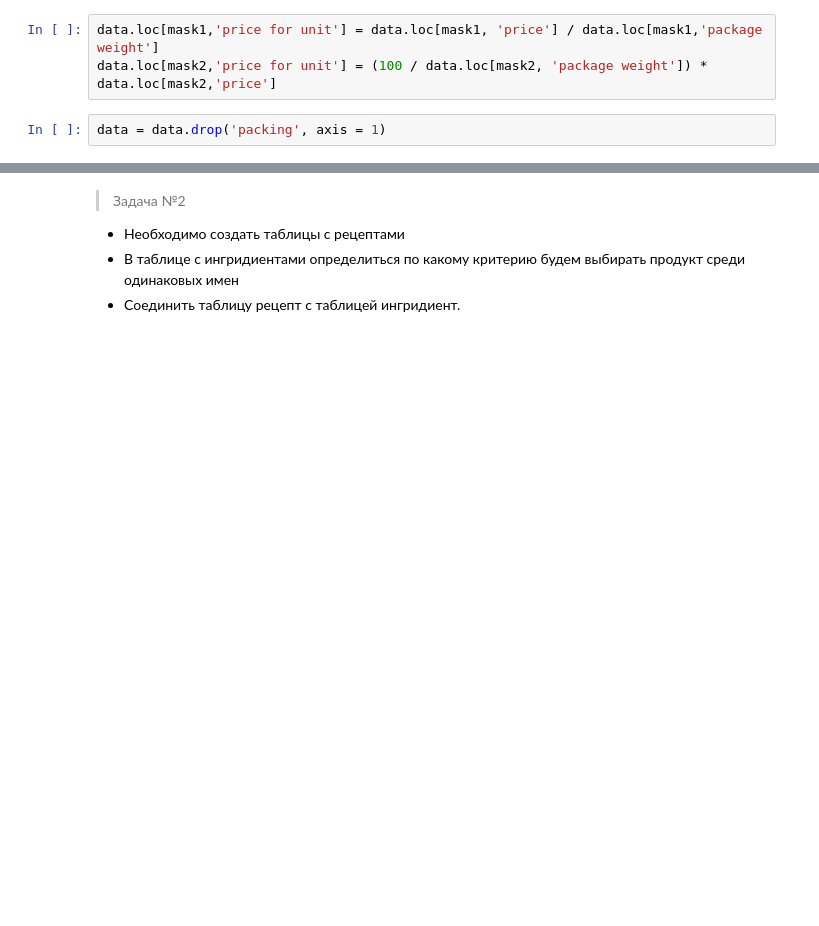
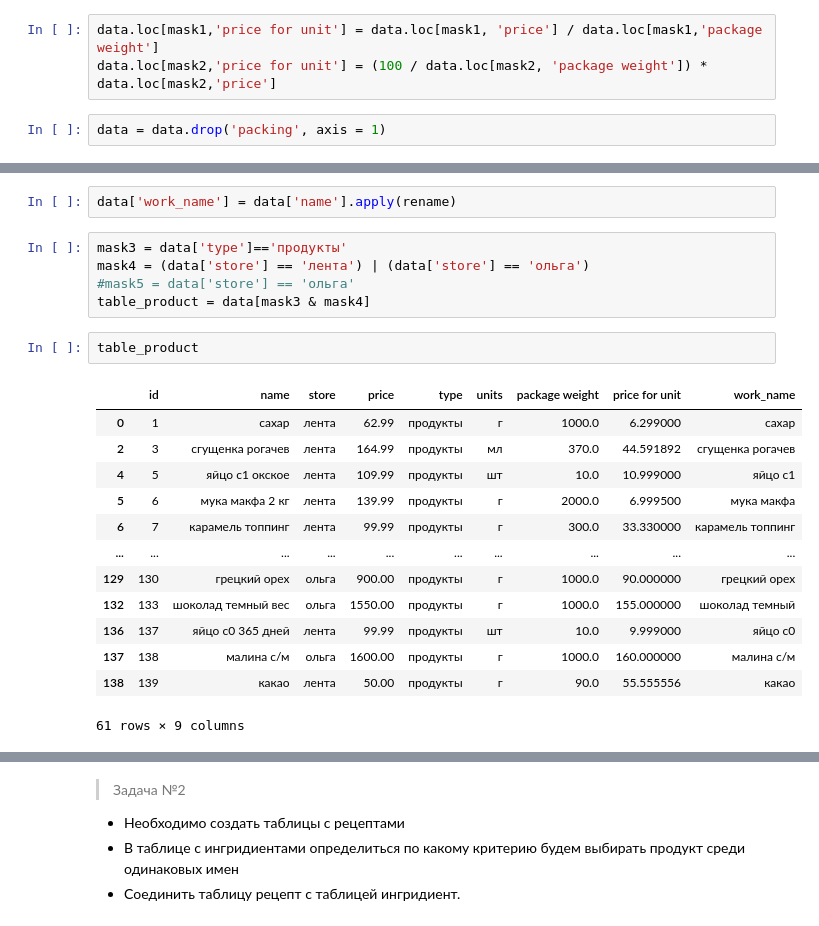
Before and after one commit to vavilove001-lab/project_cakes_cust, a Jupyter notebook: project_cakes_cust.ipynb, the cells around one changed output, grey strips where cells are left out. Cells and saved outputs as stored; diff of their text form; blank space fills up the shorter version.

```diff
--- a/project_cakes_cust.ipynb
+++ b/project_cakes_cust.ipynb
@@ -141,0 +118,23 @@ data[data['type'] == 'продукты'].sort_values(by=['name','price for unit'
+# %%
+data['work_name'] = data['name'].apply(rename)
+# %%
+mask3 = data['type']=='продукты'
+mask4 = (data['store'] == 'лента') | (data['store'] == 'ольга')
+#mask5 = data['store'] == 'ольга'
+table_product = data[mask3 & mask4]
+# %%
+table_product
+# %% [output]
+|  | id | name | store | price | type | units | package weight | price for unit | work_name |
+| 0 | 1 | сахар | лента | 62.99 | продукты | г | 1000.0 | 6.299000 | сахар |
+| 2 | 3 | сгущенка рогачев | лента | 164.99 | продукты | мл | 370.0 | 44.591892 | сгущенка рогачев |
+| 4 | 5 | яйцо с1 окское | лента | 109.99 | продукты | шт | 10.0 | 10.999000 | яйцо с1 |
+| 5 | 6 | мука макфа 2 кг | лента | 139.99 | продукты | г | 2000.0 | 6.999500 | мука макфа |
+| 6 | 7 | карамель топпинг | лента | 99.99 | продукты | г | 300.0 | 33.330000 | карамель топпинг |
+| ... | ... | ... | ... | ... | ... | ... | ... | ... | ... |
+| 129 | 130 | грецкий орех | ольга | 900.00 | продукты | г | 1000.0 | 90.000000 | грецкий орех |
+| 132 | 133 | шоколад темный вес | ольга | 1550.00 | продукты | г | 1000.0 | 155.000000 | шоколад темный |
+| 136 | 137 | яйцо с0 365 дней | лента | 99.99 | продукты | шт | 10.0 | 9.999000 | яйцо с0 |
+| 137 | 138 | малина с/м | ольга | 1600.00 | продукты | г | 1000.0 | 160.000000 | малина с/м |
+| 138 | 139 | какао | лента | 50.00 | продукты | г | 90.0 | 55.555556 | какао |
+61 rows × 9 columns
```
Also changed, not shown: parts of 13 cells of this notebook.
